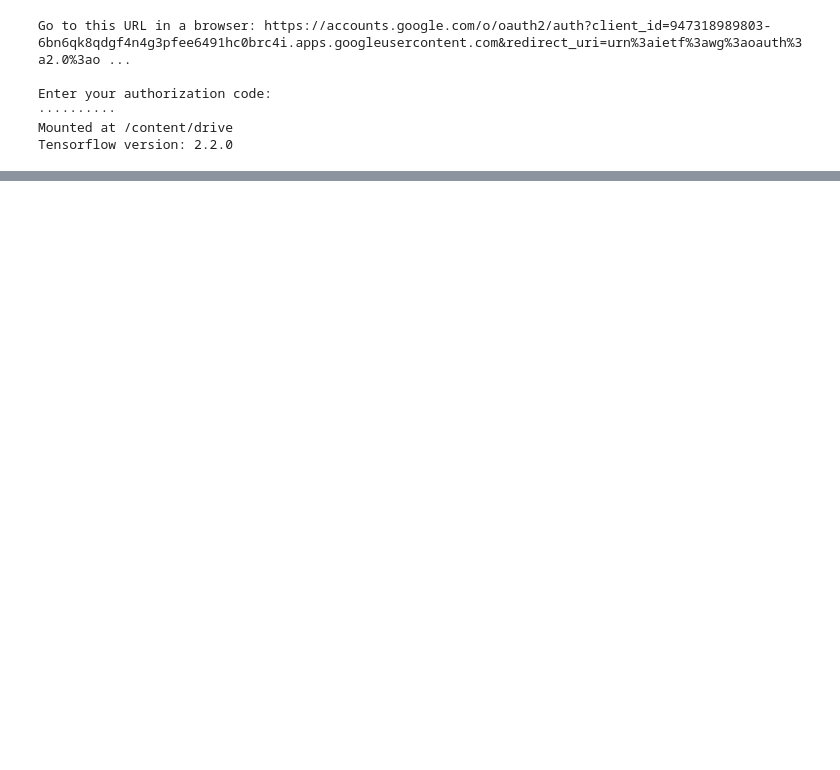
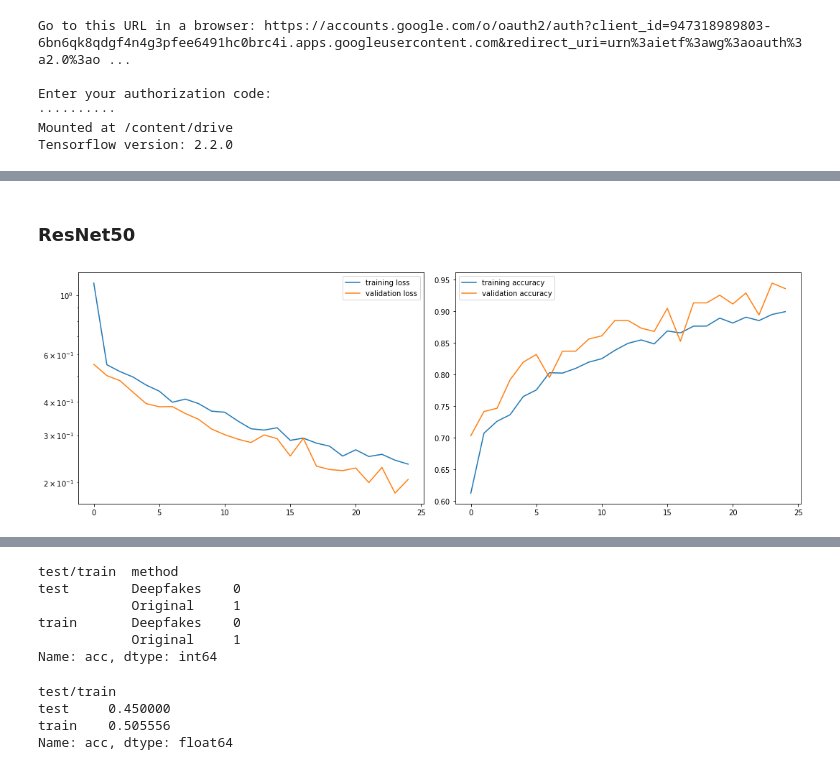
Before and after one commit to LSEDev/DeepfakeDetection, a Jupyter notebook: 25_May.ipynb, the cells around one changed output, grey strips where cells are left out. Drawn from its saved outputs; the diff is of its cells as text; code cells hidden in the pictures; blank space fills up the shorter version.

```diff
--- a/25_May.ipynb
+++ b/25_May.ipynb
@@ -391,0 +924,10 @@ Starting to load Original images
+# %% [markdown]
+### ResNet50
+# %%
+acc_per_method, acc_total = build_train_test_model(x, labels, df,
+        x_train, labels_train, x_test, labels_test,
+        dropout = 0.5, architecture = 'resnet50', lr_rate = 0.0001,
+        batch = 64, val_data_split = 0.1, epochs = 25, soft = True,
+        threshold = 0.5, fraction = 1)
+# %% [output]
+[figure, added]
@@ -391,0 +936,10 @@ Starting to load Original images
+test/train  method
+test        Deepfakes    0
+            Original     1
+train       Deepfakes    0
+            Original     1
+Name: acc, dtype: int64
+test/train
+test     0.450000
+train    0.505556
+Name: acc, dtype: float64
```
Also changed, not shown: parts of 49 cells of this notebook, 1 other file.
